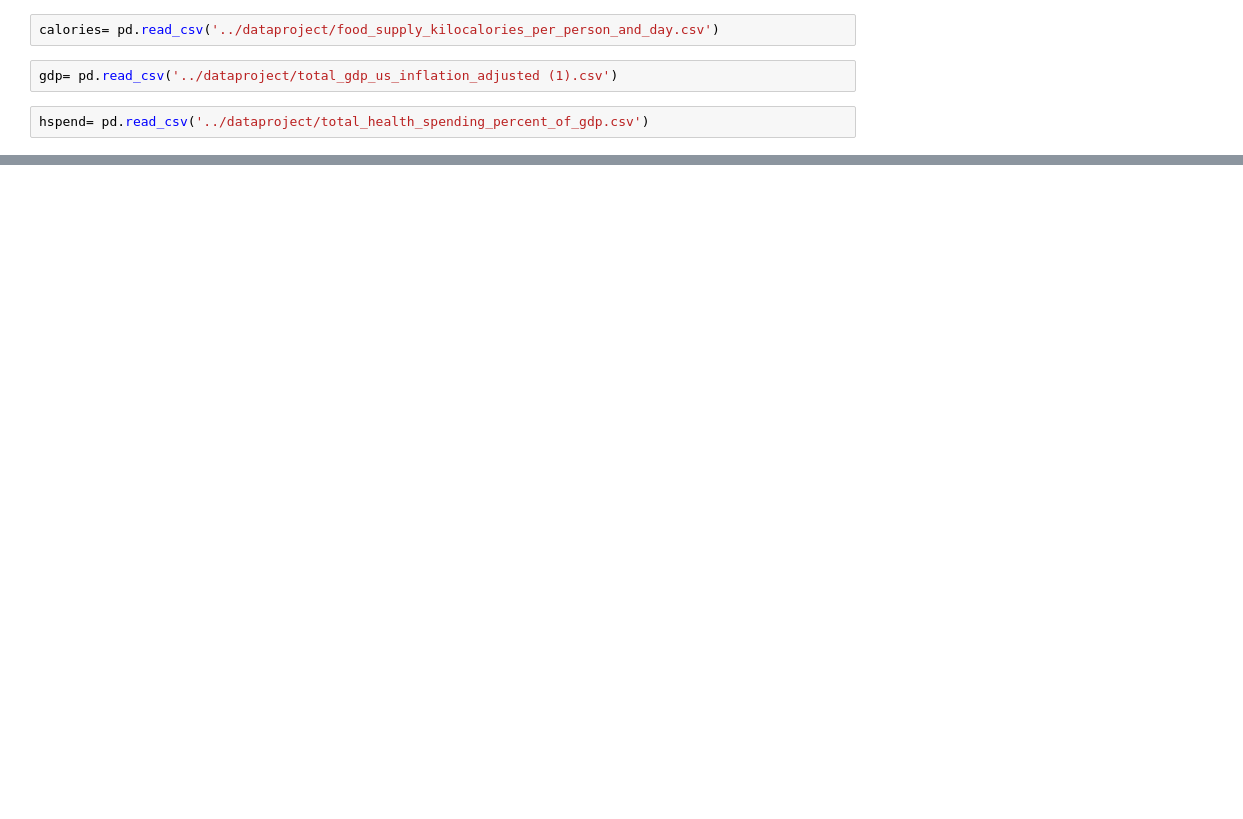
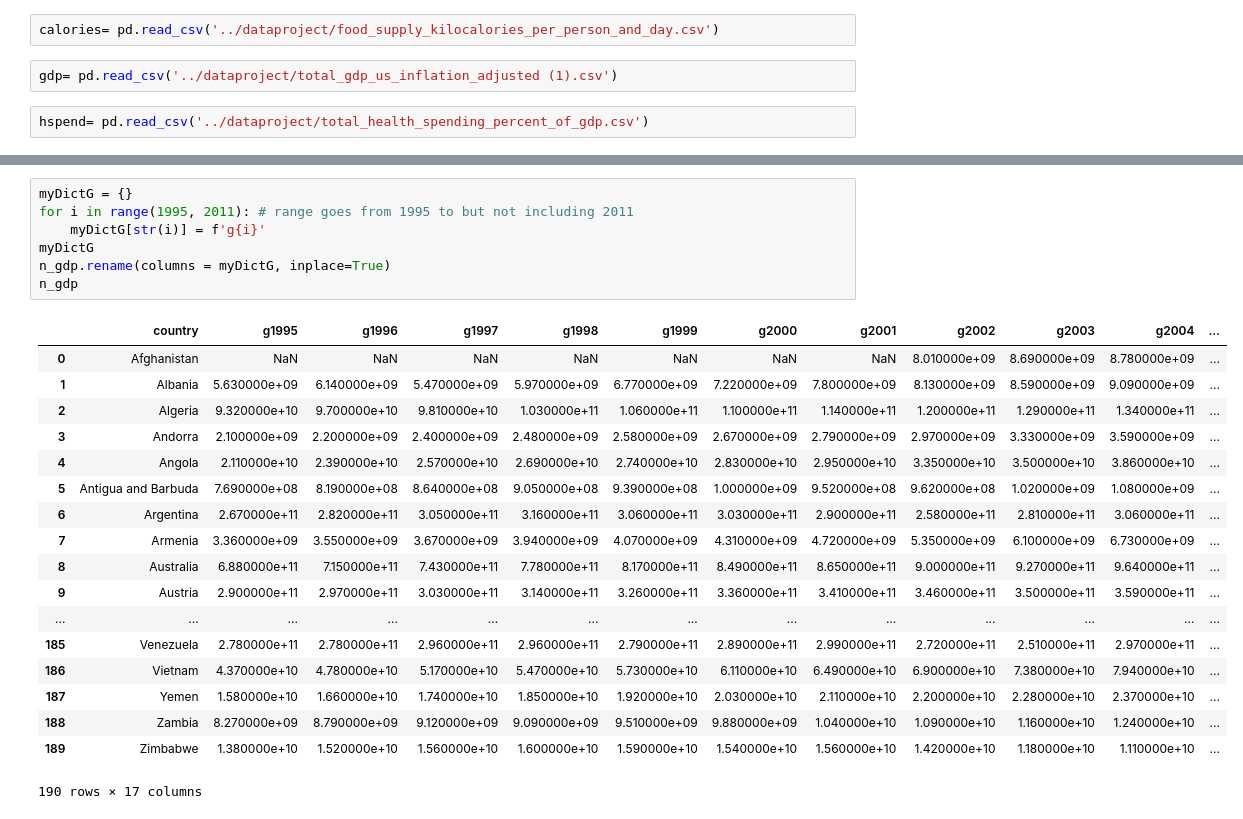
Before and after one commit to MariaSkov/projects-2019-leg, a Jupyter notebook: dataproject/0. PRACTICE__dataProject.ipynb, the cells around one changed output, grey strips where cells are left out. Drawn from its saved outputs; the diff is of its cells as text; blank space fills up the shorter version.

```diff
--- a/dataproject/0. PRACTICE__dataProject.ipynb
+++ b/dataproject/0. PRACTICE__dataProject.ipynb
@@ -25,0 +92,26 @@ hspend= pd.read_csv('../dataproject/total_health_spending_percent_of_gdp.csv')
+# %%
+myDictG = {}
+for i in range(1995, 2011): # range goes from 1995 to but not including 2011
+    myDictG[str(i)] = f'g{i}'
+myDictG
+n_gdp.rename(columns = myDictG, inplace=True)
+n_gdp
+# %% [output]
+|  | country | g1995 | g1996 | g1997 | g1998 | g1999 | g2000 | g2001 | g2002 | g2003 | g2004 | ... |
+| 0 | Afghanistan | NaN | NaN | NaN | NaN | NaN | NaN | NaN | 8.010000e+09 | 8.690000e+09 | 8.780000e+09 | ... |
+| 1 | Albania | 5.630000e+09 | 6.140000e+09 | 5.470000e+09 | 5.970000e+09 | 6.770000e+09 | 7.220000e+09 | 7.800000e+09 | 8.130000e+09 | 8.590000e+09 | 9.090000e+09 | ... |
+| 2 | Algeria | 9.320000e+10 | 9.700000e+10 | 9.810000e+10 | 1.030000e+11 | 1.060000e+11 | 1.100000e+11 | 1.140000e+11 | 1.200000e+11 | 1.290000e+11 | 1.340000e+11 | ... |
+| 3 | Andorra | 2.100000e+09 | 2.200000e+09 | 2.400000e+09 | 2.480000e+09 | 2.580000e+09 | 2.670000e+09 | 2.790000e+09 | 2.970000e+09 | 3.330000e+09 | 3.590000e+09 | ... |
+| 4 | Angola | 2.110000e+10 | 2.390000e+10 | 2.570000e+10 | 2.690000e+10 | 2.740000e+10 | 2.830000e+10 | 2.950000e+10 | 3.350000e+10 | 3.500000e+10 | 3.860000e+10 | ... |
+| 5 | Antigua and Barbuda | 7.690000e+08 | 8.190000e+08 | 8.640000e+08 | 9.050000e+08 | 9.390000e+08 | 1.000000e+09 | 9.520000e+08 | 9.620000e+08 | 1.020000e+09 | 1.080000e+09 | ... |
+| 6 | Argentina | 2.670000e+11 | 2.820000e+11 | 3.050000e+11 | 3.160000e+11 | 3.060000e+11 | 3.030000e+11 | 2.900000e+11 | 2.580000e+11 | 2.810000e+11 | 3.060000e+11 | ... |
+| 7 | Armenia | 3.360000e+09 | 3.550000e+09 | 3.670000e+09 | 3.940000e+09 | 4.070000e+09 | 4.310000e+09 | 4.720000e+09 | 5.350000e+09 | 6.100000e+09 | 6.730000e+09 | ... |
+| 8 | Australia | 6.880000e+11 | 7.150000e+11 | 7.430000e+11 | 7.780000e+11 | 8.170000e+11 | 8.490000e+11 | 8.650000e+11 | 9.000000e+11 | 9.270000e+11 | 9.640000e+11 | ... |
+| 9 | Austria | 2.900000e+11 | 2.970000e+11 | 3.030000e+11 | 3.140000e+11 | 3.260000e+11 | 3.360000e+11 | 3.410000e+11 | 3.460000e+11 | 3.500000e+11 | 3.590000e+11 | ... |
+| ... | ... | ... | ... | ... | ... | ... | ... | ... | ... | ... | ... | ... |
+| 185 | Venezuela | 2.780000e+11 | 2.780000e+11 | 2.960000e+11 | 2.960000e+11 | 2.790000e+11 | 2.890000e+11 | 2.990000e+11 | 2.720000e+11 | 2.510000e+11 | 2.970000e+11 | ... |
+| 186 | Vietnam | 4.370000e+10 | 4.780000e+10 | 5.170000e+10 | 5.470000e+10 | 5.730000e+10 | 6.110000e+10 | 6.490000e+10 | 6.900000e+10 | 7.380000e+10 | 7.940000e+10 | ... |
+| 187 | Yemen | 1.580000e+10 | 1.660000e+10 | 1.740000e+10 | 1.850000e+10 | 1.920000e+10 | 2.030000e+10 | 2.110000e+10 | 2.200000e+10 | 2.280000e+10 | 2.370000e+10 | ... |
+| 188 | Zambia | 8.270000e+09 | 8.790000e+09 | 9.120000e+09 | 9.090000e+09 | 9.510000e+09 | 9.880000e+09 | 1.040000e+10 | 1.090000e+10 | 1.160000e+10 | 1.240000e+10 | ... |
+| 189 | Zimbabwe | 1.380000e+10 | 1.520000e+10 | 1.560000e+10 | 1.600000e+10 | 1.590000e+10 | 1.540000e+10 | 1.560000e+10 | 1.420000e+10 | 1.180000e+10 | 1.110000e+10 | ... |
+190 rows × 17 columns
```
Also changed, not shown: parts of 9 cells of this notebook.
